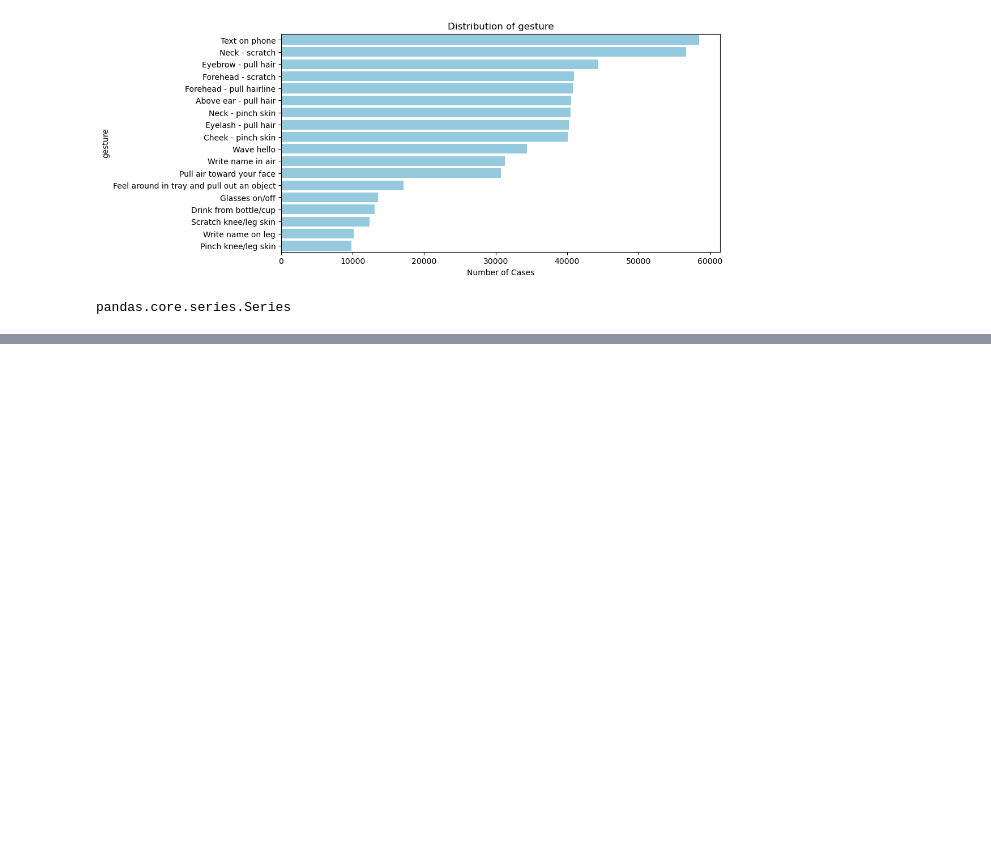
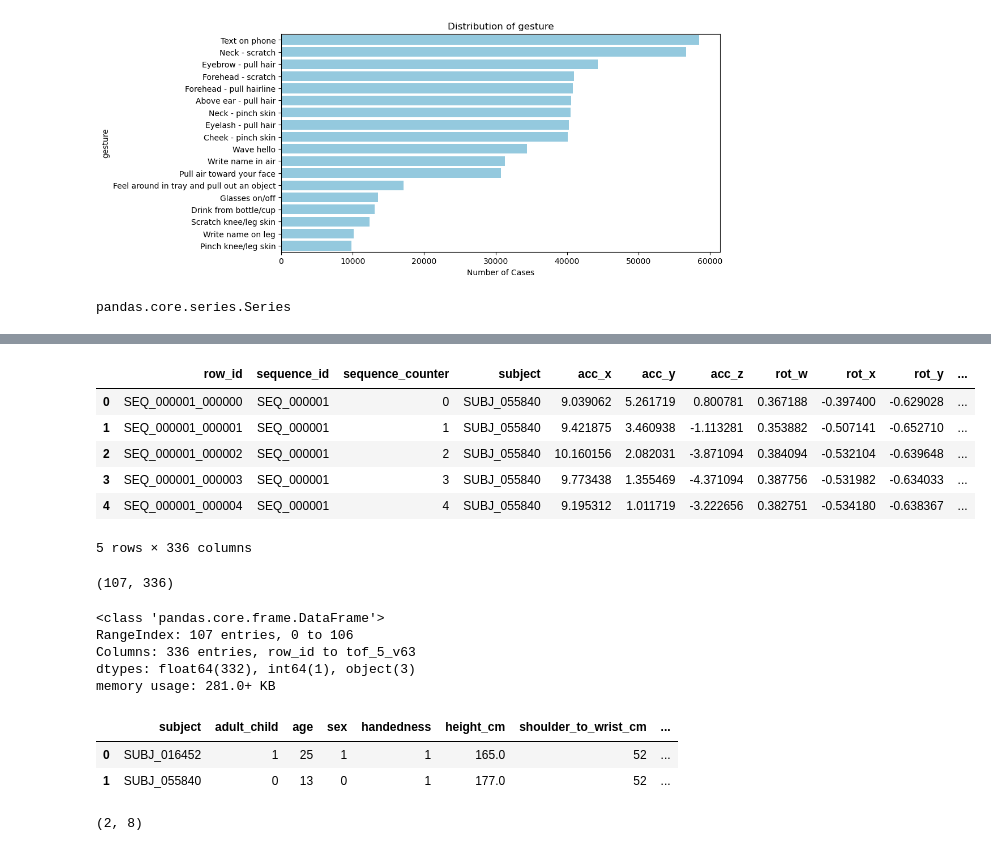
Before and after one commit to Akash-Siva-Kumar-314/kaggle-cmi-detect-behavior-with-sensor-data, a Jupyter notebook: cmi-detect-behavior-EDA.ipynb, the cells around one changed output, grey strips where cells are left out. Drawn from its saved outputs; the diff is of its cells as text; code cells hidden in the pictures; blank space fills up the shorter version.

```diff
--- a/cmi-detect-behavior-EDA.ipynb
+++ b/cmi-detect-behavior-EDA.ipynb
@@ -351,0 +394,31 @@ pandas.core.series.Series
+# %%
+# Loading the CSV file
+file_path = 'D:/kaggle-cmi-detect-behavior-with-sensor-data/cmi-detect-behavior-with-sensor-data/test.csv'
+
+# Reading the CSV file
+df_original_test_data = pd.read_csv(file_path)
+
+# Display the first few rows of the dataframe, we will be doing this as checking step every step along the way
+df_original_test_data.head()
+# %% [output]
+|  | row_id | sequence_id | sequence_counter | subject | acc_x | acc_y | acc_z | rot_w | rot_x | rot_y | ... |
+| 0 | SEQ_000001_000000 | SEQ_000001 | 0 | SUBJ_055840 | 9.039062 | 5.261719 | 0.800781 | 0.367188 | -0.397400 | -0.629028 | ... |
+| 1 | SEQ_000001_000001 | SEQ_000001 | 1 | SUBJ_055840 | 9.421875 | 3.460938 | -1.113281 | 0.353882 | -0.507141 | -0.652710 | ... |
+| 2 | SEQ_000001_000002 | SEQ_000001 | 2 | SUBJ_055840 | 10.160156 | 2.082031 | -3.871094 | 0.384094 | -0.532104 | -0.639648 | ... |
+| 3 | SEQ_000001_000003 | SEQ_000001 | 3 | SUBJ_055840 | 9.773438 | 1.355469 | -4.371094 | 0.387756 | -0.531982 | -0.634033 | ... |
+| 4 | SEQ_000001_000004 | SEQ_000001 | 4 | SUBJ_055840 | 9.195312 | 1.011719 | -3.222656 | 0.382751 | -0.534180 | -0.638367 | ... |
+5 rows × 336 columns
+# %%
+# Checking the number of rows and columns in our dataset
+df_original_test_data.shape
+# %% [output]
+(107, 336)
+# %%
+# Checking data types of each feature / column
+df_original_test_data.info()
+# %% [output]
+<class 'pandas.core.frame.DataFrame'>
+RangeIndex: 107 entries, 0 to 106
+Columns: 336 entries, row_id to tof_5_v63
+dtypes: float64(332), int64(1), object(3)
+memory usage: 281.0+ KB
@@ -351,0 +427,18 @@ pandas.core.series.Series
+# %%
+# Loading the CSV file
+file_path = 'D:/kaggle-cmi-detect-behavior-with-sensor-data/cmi-detect-behavior-with-sensor-data/test_demographics.csv'
+
+# Reading the CSV file
+df_original_test_01_data = pd.read_csv(file_path)
+
+# Display the first few rows of the dataframe, we will be doing this as checking step every step along the way
+df_original_test_01_data.head()
+# %% [output]
+|  | subject | adult_child | age | sex | handedness | height_cm | shoulder_to_wrist_cm | ... |
+| 0 | SUBJ_016452 | 1 | 25 | 1 | 1 | 165.0 | 52 | ... |
+| 1 | SUBJ_055840 | 0 | 13 | 0 | 1 | 177.0 | 52 | ... |
+# %%
+# Checking the number of rows and columns in our dataset
+df_original_test_01_data.shape
+# %% [output]
+(2, 8)
```
Also changed, not shown: parts of 8 cells of this notebook.
